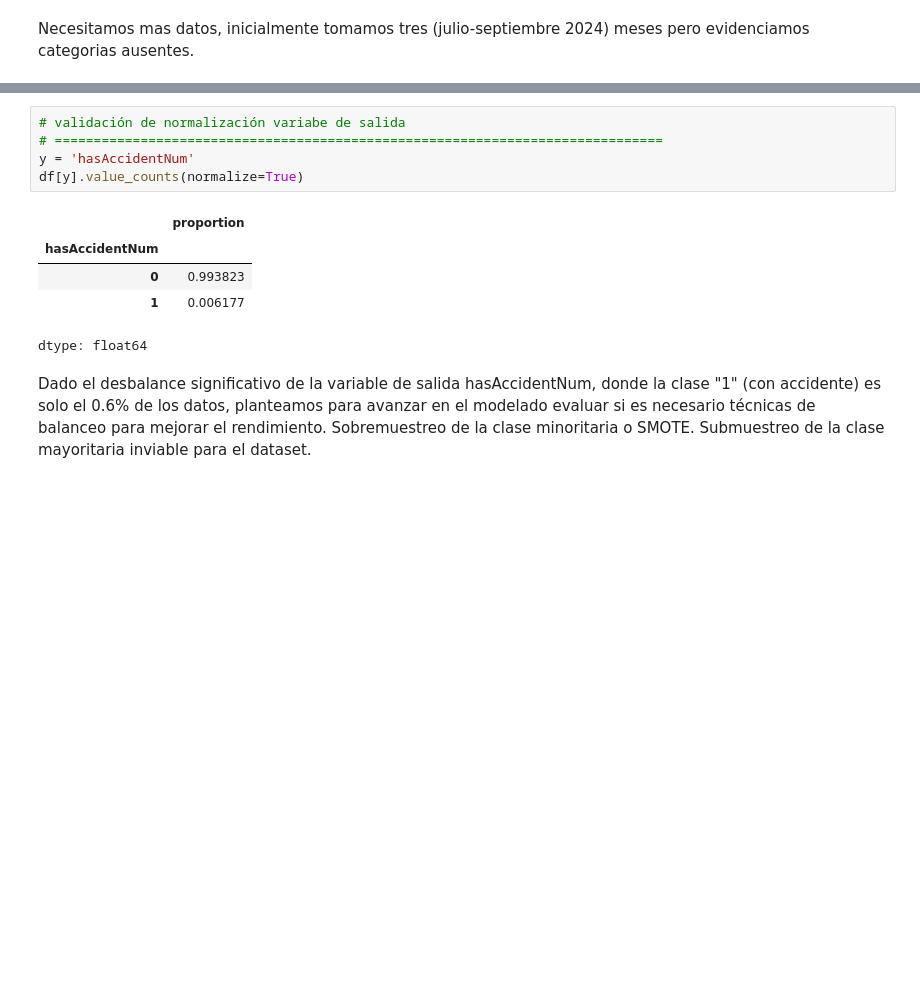
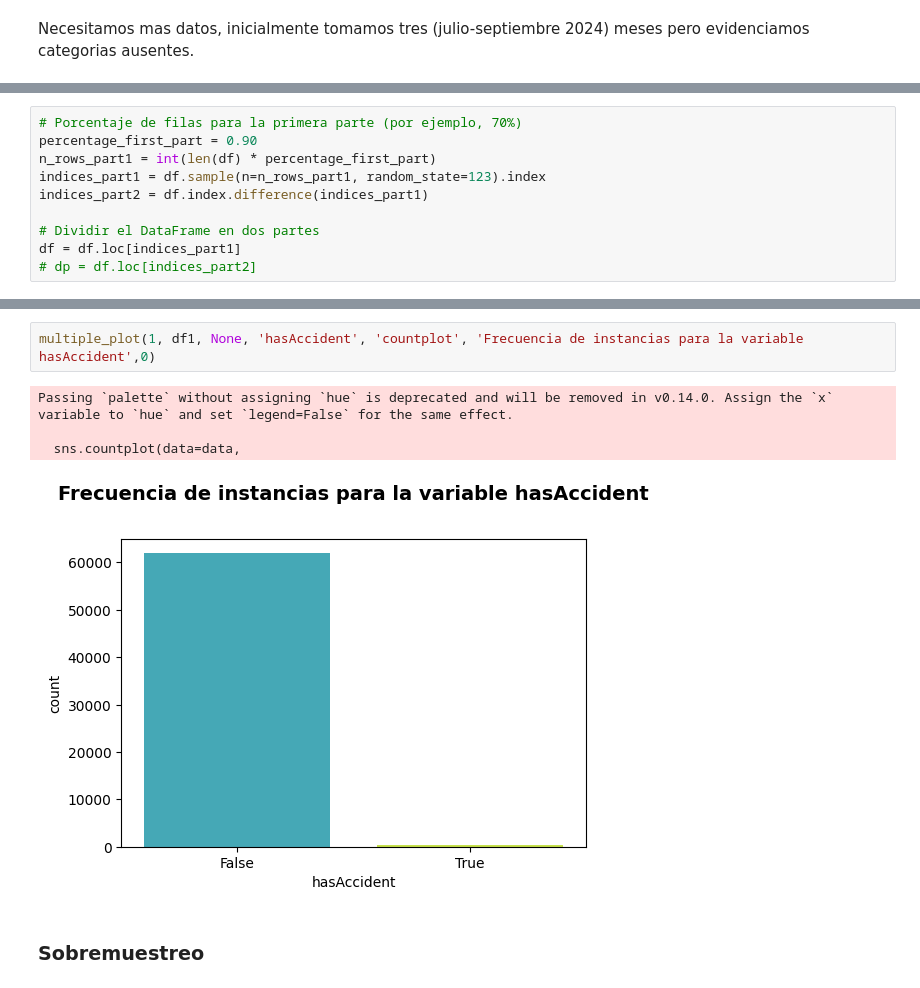
Before and after one commit to adelaida-suarez-UdeA/Monografia_UdeA, a Jupyter notebook: momentos_evaluativos/ME03 - G07 - [1053831053] - [1044503458].ipynb, the cells around one changed output, grey strips where cells are left out. Cells and saved outputs as stored; diff of their text form; blank space fills up the shorter version.

```diff
--- a/momentos_evaluativos/ME03 - G07 - [1053831053] - [1044503458].ipynb
+++ b/momentos_evaluativos/ME03 - G07 - [1053831053] - [1044503458].ipynb
@@ -405,0 +535,10 @@ multiple_plot(1, df , numCols, None, 'scatterplot', 'Relación entre las variabl
+# %%
+# Porcentaje de filas para la primera parte (por ejemplo, 70%)
+percentage_first_part = 0.90
+n_rows_part1 = int(len(df) * percentage_first_part)
+indices_part1 = df.sample(n=n_rows_part1, random_state=123).index
+indices_part2 = df.index.difference(indices_part1)
+
+# Dividir el DataFrame en dos partes
+df = df.loc[indices_part1]
+# dp = df.loc[indices_part2]
@@ -484,14 +566,9 @@ ax.tick_params(labelsize = 8)
-# %%
-# validación de normalización variabe de salida
-# ==============================================================================
-y = 'hasAccidentNum'
-df[y].value_counts(normalize=True)
-# %% [output]
-|  | proportion |
-| hasAccidentNum |  |
-| 0 | 0.993823 |
-| 1 | 0.006177 |
-dtype: float64
-# %% [markdown]
-Dado el desbalance significativo de la variable de salida hasAccidentNum, donde la clase "1" (con accidente) es solo el 0.6% de los datos, planteamos para avanzar en el modelado evaluar si es necesario técnicas de balanceo para mejorar el rendimiento.
- Sobremuestreo de la clase minoritaria o SMOTE. Submuestreo de la clase mayoritaria inviable para el dataset.
+# %%
+multiple_plot(1, df1, None, 'hasAccident', 'countplot', 'Frecuencia de instancias para la variable hasAccident',0)
+# %% [output]
+Passing `palette` without assigning `hue` is deprecated and will be removed in v0.14.0. Assign the `x` variable to `hue` and set `legend=False` for the same effect.
+
+  sns.countplot(data=data,
+[figure, added]
+# %% [markdown]
+### Sobremuestreo
```
Also changed, not shown: parts of 50 cells of this notebook, 1 other file.
